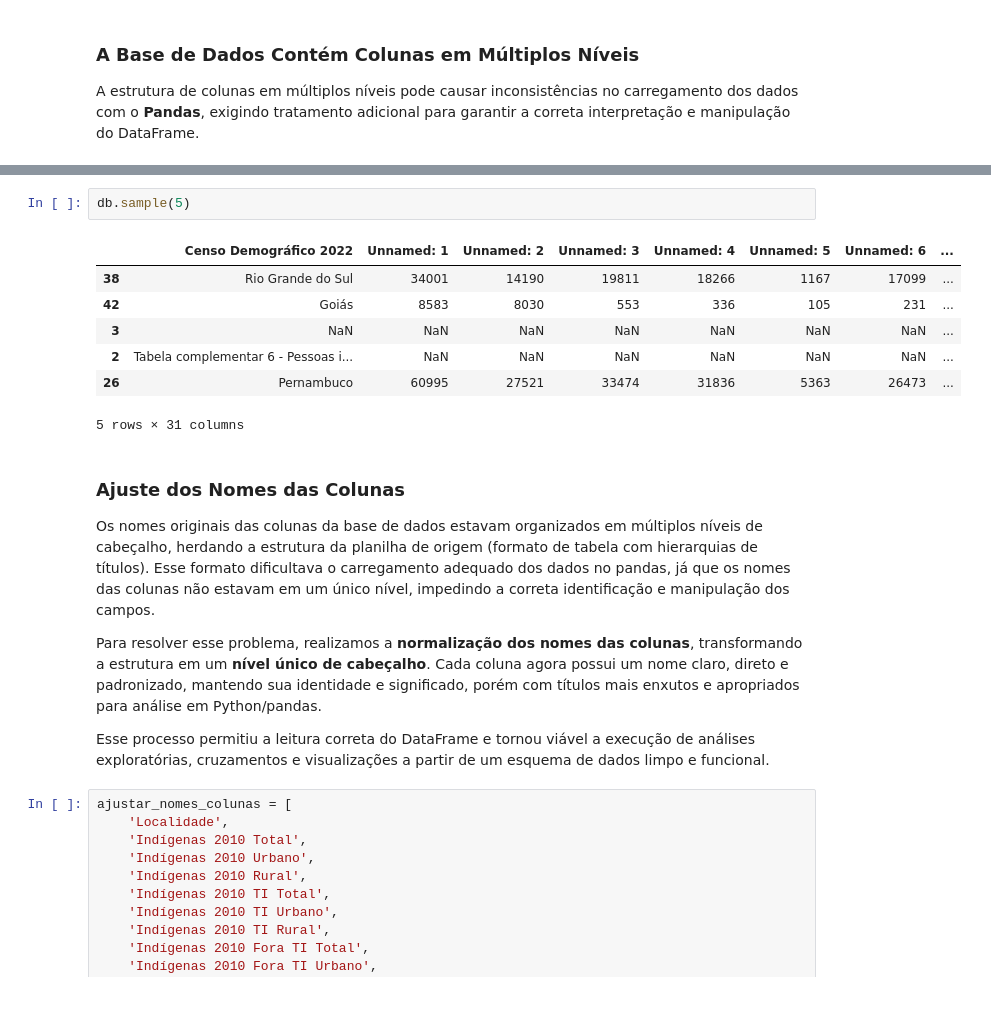
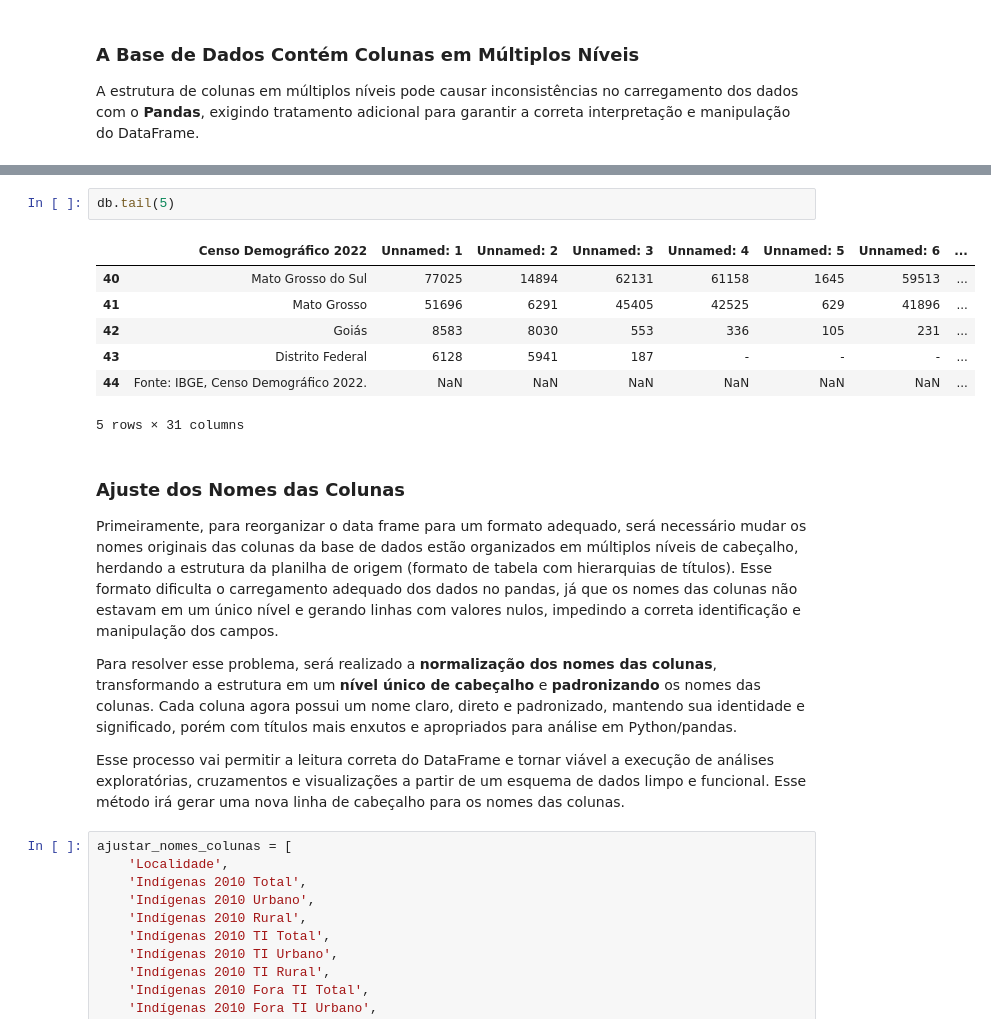
Before and after one commit to LUCASDNORONHA/exploracao-dados-indigenas-2010-2022, a Jupyter notebook: notebooks/limpeza_analise_e_visualizacao.ipynb, the cells around one changed output, grey strips where cells are left out. Cells and saved outputs as stored; diff of their text form; blank space fills up the shorter version.

```diff
--- a/notebooks/limpeza_analise_e_visualizacao.ipynb
+++ b/notebooks/limpeza_analise_e_visualizacao.ipynb
@@ -32,21 +88,21 @@ A estrutura de colunas em múltiplos níveis pode causar inconsistências no car
 # %%
-db.sample(5)
+db.tail(5)
 # %% [output]
 |  | Censo Demográfico 2022 | Unnamed: 1 | Unnamed: 2 | Unnamed: 3 | Unnamed: 4 | Unnamed: 5 | Unnamed: 6 | ... |
-| 38 | Rio Grande do Sul | 34001 | 14190 | 19811 | 18266 | 1167 | 17099 | ... |
+| 40 | Mato Grosso do Sul | 77025 | 14894 | 62131 | 61158 | 1645 | 59513 | ... |
+| 41 | Mato Grosso | 51696 | 6291 | 45405 | 42525 | 629 | 41896 | ... |
 | 42 | Goiás | 8583 | 8030 | 553 | 336 | 105 | 231 | ... |
-| 3 | NaN | NaN | NaN | NaN | NaN | NaN | NaN | ... |
-| 2 | Tabela complementar 6 - Pessoas i... | NaN | NaN | NaN | NaN | NaN | NaN | ... |
-| 26 | Pernambuco | 60995 | 27521 | 33474 | 31836 | 5363 | 26473 | ... |
+| 43 | Distrito Federal | 6128 | 5941 | 187 | - | - | - | ... |
+| 44 | Fonte: IBGE, Censo Demográfico 2022. | NaN | NaN | NaN | NaN | NaN | NaN | ... |
 5 rows × 31 columns
 # %% [markdown]
 ### Ajuste dos Nomes das Colunas
 
-Os nomes originais das colunas da base de dados estavam organizados em múltiplos níveis de cabeçalho, herdando a estrutura da planilha de origem (formato de tabela com hierarquias de títulos). Esse formato dificultava o carregamento adequado dos dados no pandas, já que os nomes das colunas não estavam em um único nível, impedindo a correta identificação e manipulação dos campos.
+Primeiramente, para reorganizar o data frame para um formato adequado, será necessário mudar os nomes originais das colunas da base de dados estão organizados em múltiplos níveis de cabeçalho, herdando a estrutura da planilha de origem (formato de tabela com hierarquias de títulos). Esse formato dificulta o carregamento adequado dos dados no pandas, já que os nomes das colunas não estavam em um único nível e gerando linhas com valores nulos, impedindo a correta identificação e manipulação dos campos.
 
-Para resolver esse problema, realizamos a **normalização dos nomes das colunas**, transformando a estrutura em um **nível único de cabeçalho**. Cada coluna agora possui um nome claro, direto e padronizado, mantendo sua identidade e significado, porém com títulos mais enxutos e apropriados para análise em Python/pandas.
+Para resolver esse problema, será realizado a **normalização dos nomes das colunas**, transformando a estrutura em um **nível único de cabeçalho** e **padronizando** os nomes das colunas. Cada coluna agora possui um nome claro, direto e padronizado, mantendo sua identidade e significado, porém com títulos mais enxutos e apropriados para análise em Python/pandas.
 
-Esse processo permitiu a leitura correta do DataFrame e tornou viável a execução de análises exploratórias, cruzamentos e visualizações a partir de um esquema de dados limpo e funcional.
+Esse processo vai permitir a leitura correta do DataFrame e tornar viável a execução de análises exploratórias, cruzamentos e visualizações a partir de um esquema de dados limpo e funcional. Esse método irá gerar uma nova linha de cabeçalho para os nomes das colunas.
 # %%
 ajustar_nomes_colunas = [
     'Localidade',
```
Also changed, not shown: parts of 44 cells of this notebook.
